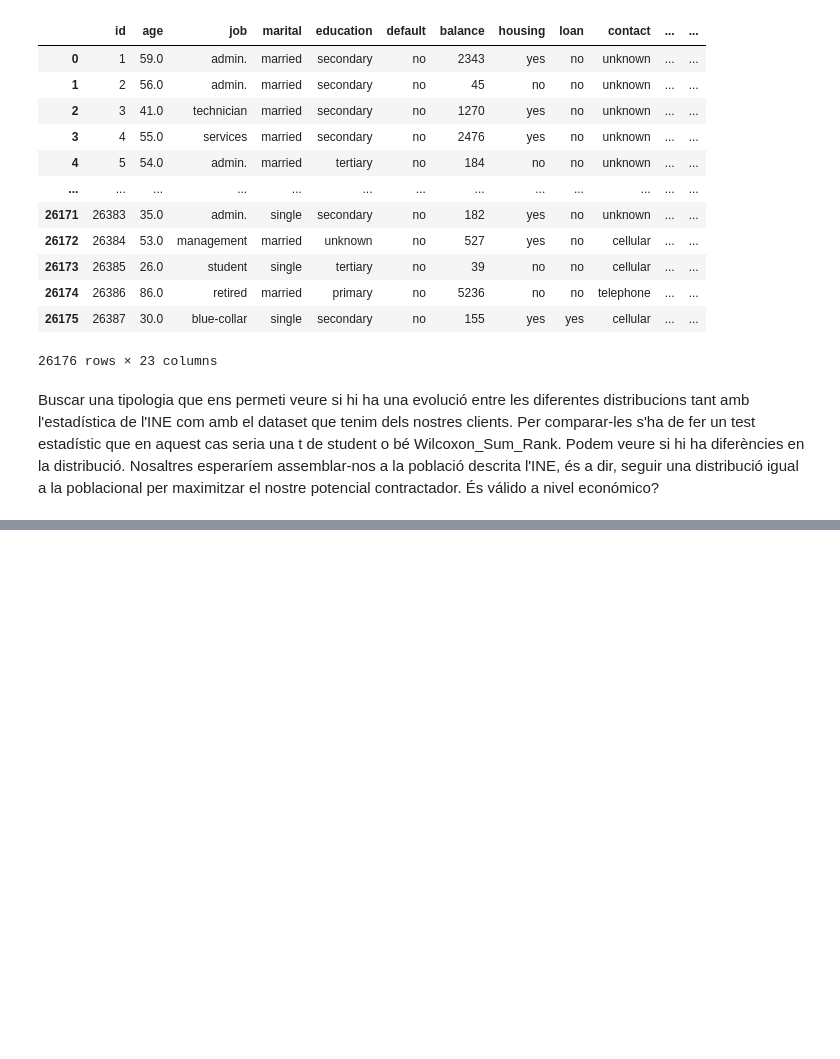
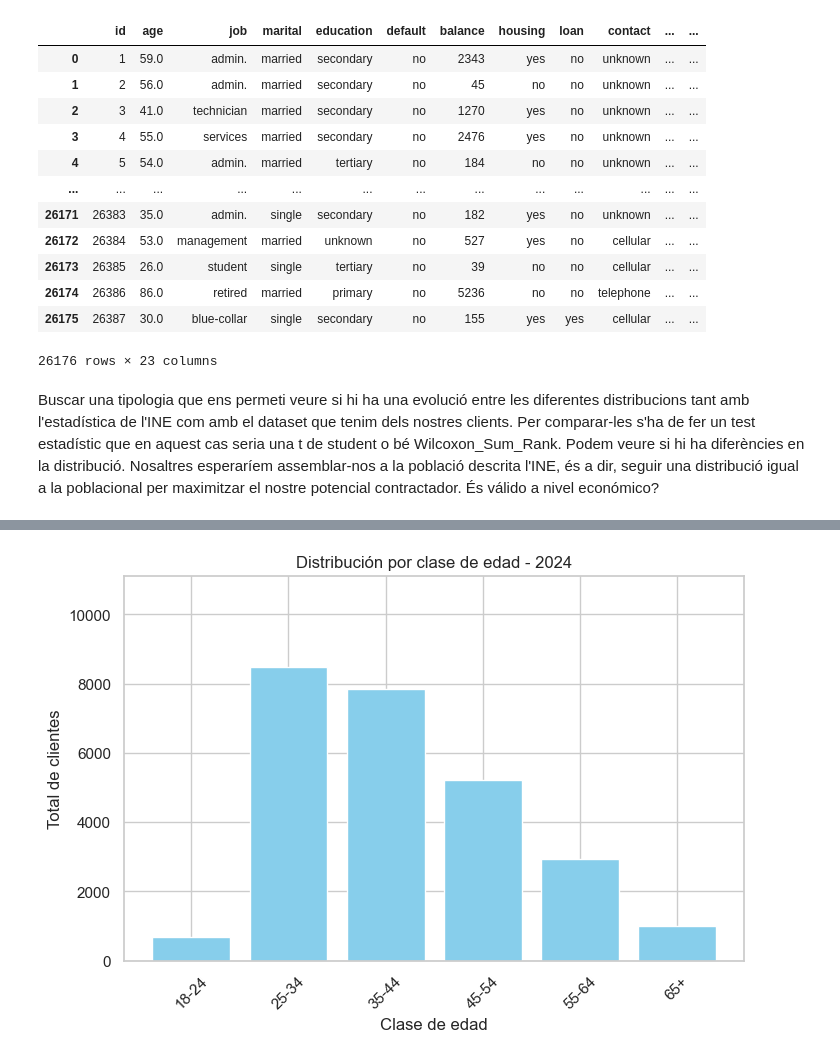
Before and after one commit to Lambda-14/Sim-Empresa, a Jupyter notebook: Equip_16/Borrador/Marqueting y comunicacion/Week_4/script_15.10.ipynb, the cells around one changed output, grey strips where cells are left out. Saved outputs shown, nothing was run; the diff lists cells and outputs as text; code cells hidden in the pictures; blank space fills up the shorter version.

```diff
--- a/Equip_16/Borrador/Marqueting y comunicacion/Week_4/script_15.10.ipynb
+++ b/Equip_16/Borrador/Marqueting y comunicacion/Week_4/script_15.10.ipynb
@@ -176,0 +177,59 @@ HTML(ani.to_jshtml())
+# %%
+import matplotlib.pyplot as plt
+from matplotlib.animation import FuncAnimation
+from IPython.display import HTML
+import pandas as pd
+
+# Diccionario con los DataFrames de cada año
+dfs_originales = {
+    2024: df_banca2024,
+    2025: df_banca2025,
+    2026: df_banca2026,
+    2027: df_banca2027,
+    2028: df_banca2028,
+    2029: df_banca2029
+}
+
+# ✅ Crear versión agrupada con columna "Total"
+dfs = {}
+for año, df in dfs_originales.items():
+    # Aseguramos que tenga la columna "Clase de edad"
+    if "Clase de edad" not in df.columns:
+        raise ValueError(f"El DataFrame del año {año} no tiene la columna 'Clase de edad'")
+    # Agrupar y contar clientes por clase de edad
+    df_total = df.groupby("Clase de edad").size().reset_index(name="Total")
+    dfs[año] = df_total
+
+# Lista de años
+anios = list(dfs.keys())
+
+# Todas las clases de edad presentes
+clases = sorted(set().union(*[df["Clase de edad"].unique() for df in dfs.values()]))
+
+# Determinar el valor máximo global
+max_total = max(df["Total"].max() for df in dfs.values())
+
+# Configurar gráfico
+fig, ax = plt.subplots(figsize=(8, 5))
+bars = ax.bar(clases, [0]*len(clases), color='skyblue')
+ax.set_ylim(0, max_total * 1.1)
+ax.set_xlabel("Clase de edad")
+ax.set_ylabel("Total de clientes")
+plt.xticks(rotation=45)
+
+# Función de actualización
+def update(frame):
+    año = anios[frame]
+    datos = dfs[año].set_index("Clase de edad")
+    for i, clase in enumerate(clases):
+        bars[i].set_height(datos.loc[clase, "Total"] if clase in datos.index else 0)
+    ax.set_title(f"Distribución por clase de edad - {año}")
+    return bars
+
+# 🚀 Crear animación
+global ani
+ani = FuncAnimation(fig, update, frames=len(anios), interval=1500, repeat=True)
+
+# Mostrar animación en Jupyter Notebook
+HTML(ani.to_jshtml())
+# %% [output]
@@ -176,0 +237 @@ HTML(ani.to_jshtml())
+[figure, added]
```
Also changed, not shown: parts of 8 cells of this notebook, 1 other file.
